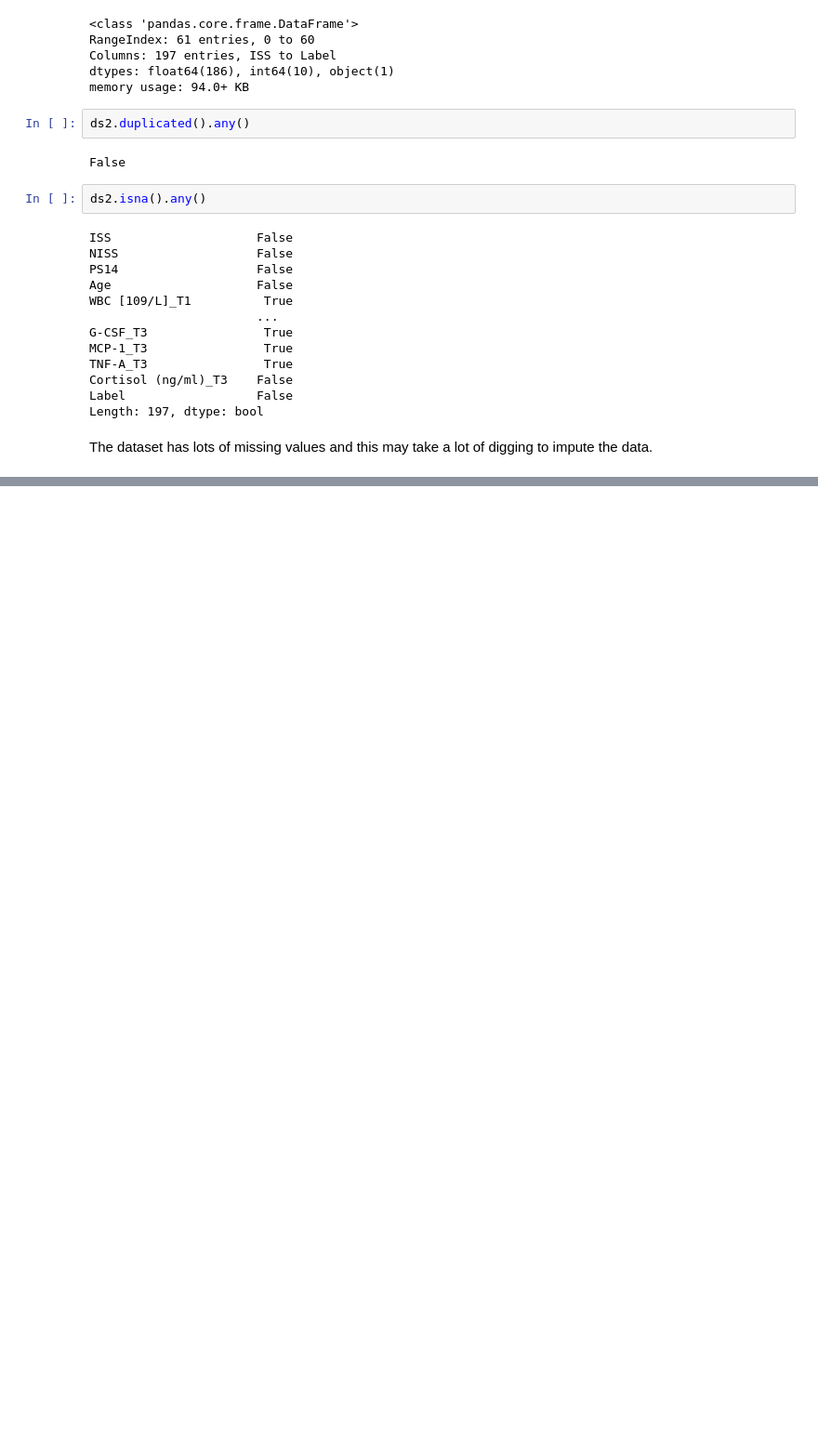
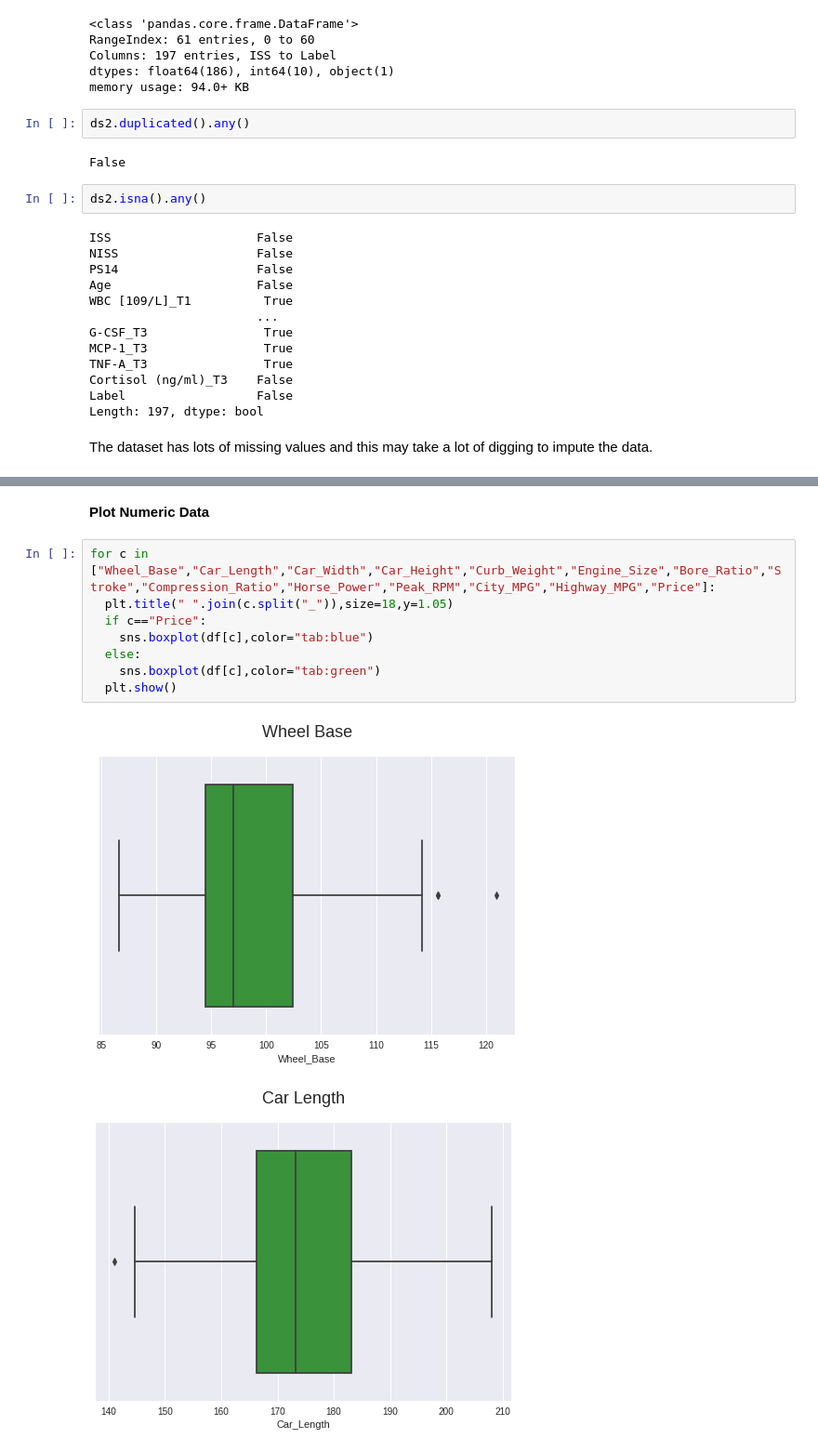
Before and after one commit to ialkamal/project2-machine-learning, a Jupyter notebook: Project2.ipynb, the cells around one changed output, grey strips where cells are left out. Shown at 93% size. Saved outputs shown, nothing was run; the diff lists cells and outputs as text; blank space fills up the shorter version.

```diff
--- a/Project2.ipynb
+++ b/Project2.ipynb
@@ -141,0 +459,13 @@ The dataset has lots of missing values and this may take a lot of digging to imp
+# %% [markdown]
+**Plot Numeric Data**
+# %%
+for c in ["Wheel_Base","Car_Length","Car_Width","Car_Height","Curb_Weight","Engine_Size","Bore_Ratio","Stroke","Compression_Ratio","Horse_Power","Peak_RPM","City_MPG","Highway_MPG","Price"]:
+  plt.title(" ".join(c.split("_")),size=18,y=1.05)
+  if c=="Price":
+    sns.boxplot(df[c],color="tab:blue")
+  else:
+    sns.boxplot(df[c],color="tab:green")
+  plt.show()
+# %% [output]
+[figure, added]
+[figure, added]
```
Also changed, not shown: parts of 50 cells of this notebook.
